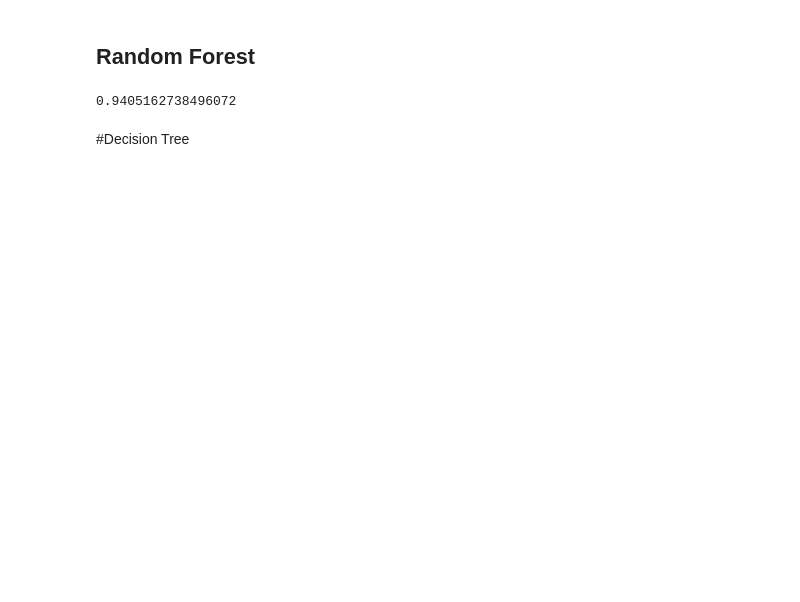
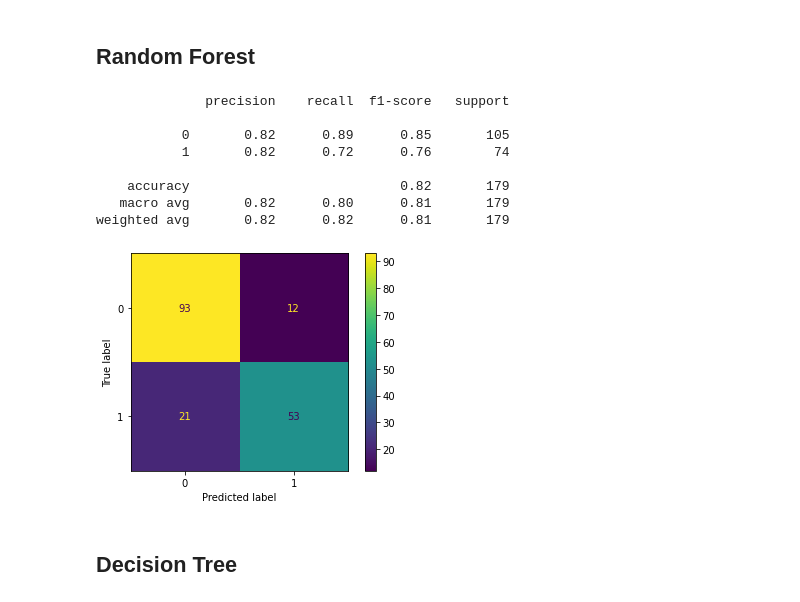
Before and after one commit to Otavio-Parraga/titanic_kaggle, a Jupyter notebook: Kaggle's_Titanic.ipynb, the cells around one changed output. Saved outputs shown, nothing was run; the diff lists cells and outputs as text; code cells hidden in the pictures; blank space fills up the shorter version.

```diff
--- a/Kaggle's_Titanic.ipynb
+++ b/Kaggle's_Titanic.ipynb
@@ -212,11 +224,22 @@ print(naive_bayes.score(X_train, y))
 # %% [markdown]
 ## Random Forest
 # %%
-random_forest = create_model(preprocessor, RandomForestClassifier(max_depth=10, n_jobs = 4))
-random_forest.fit(X_train,y)
-print(random_forest.score(X_train, y))
+random_forest = RandomForestClassifier(max_depth=10, n_jobs = 4)
+random_forest.fit(X_train,y_train)
+prediction = random_forest.predict(X_test)
+print(classification_report(y_test, prediction))
+plot_confusion_matrix(random_forest, X_test, y_test)
+plt.show()
 # %% [output]
-0.9405162738496072
+              precision    recall  f1-score   support
+
+           0       0.82      0.89      0.85       105
+           1       0.82      0.72      0.76        74
+
+    accuracy                           0.82       179
+   macro avg       0.82      0.80      0.81       179
+weighted avg       0.82      0.82      0.81       179
+[figure, added]
 # %% [markdown]
-#Decision Tree
+## Decision Tree
 # %%
```
Also changed, not shown: parts of 35 cells of this notebook, 1 other file.
